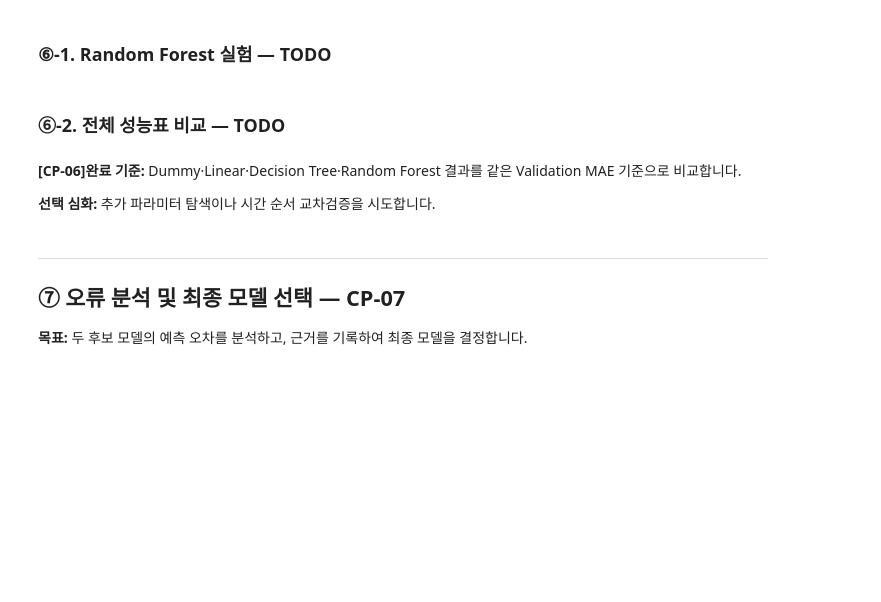
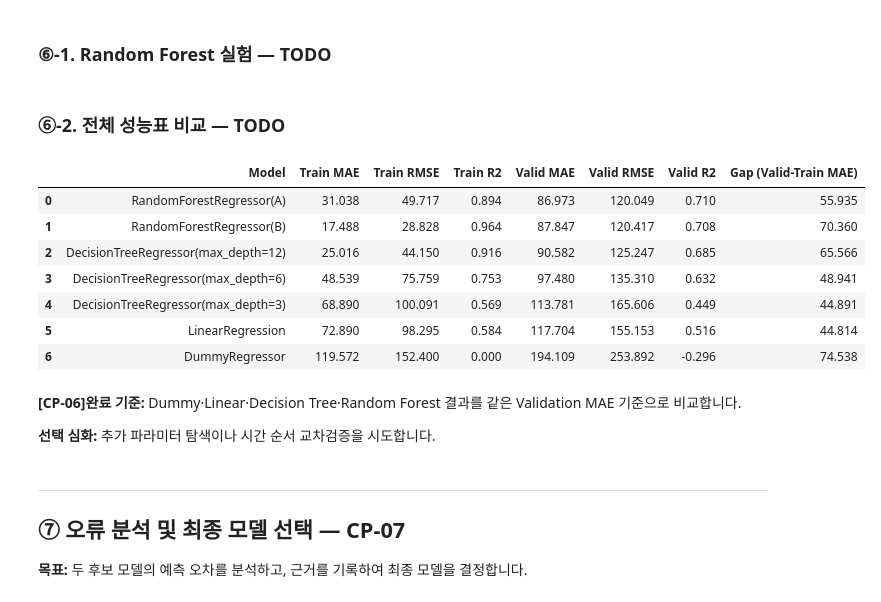
Before and after one commit to mobiemh/ai-miniproject01, a Jupyter notebook: mini-project-01/code/01_regression_bike_demand.ipynb, the cells around one changed output. Cells and saved outputs as stored; diff of their text form; code cells hidden in the pictures; blank space fills up the shorter version.

```diff
--- a/mini-project-01/code/01_regression_bike_demand.ipynb
+++ b/mini-project-01/code/01_regression_bike_demand.ipynb
@@ -688,29 +688,39 @@ rf_models = {}
 # TODO 6-1~6-2. 두 설정의 Random Forest Pipeline 학습 및 성능 수집
 for key, params in rf_configs.items():
     # TODO: Pipeline 구성 (RandomForestRegressor(**params, random_state=42, n_jobs=-1))
-    model = ...
+    model = RandomForestRegressor(**params, random_state=42, n_jobs=-1)
 
     # TODO: 모델 학습
-    ...
+    model.fit(X_train, y_train)
 
     # [공통] 학습한 모델 보관
     rf_models[key] = model
 
     # TODO: summarize()로 결과를 results에 추가합니다.
-    ...
+    row = summarize(f"RandomForestRegressor({key})", model)
+    results.append(row)
 # %% [markdown]
 ### ⑥-2. 전체 성능표 비교 — TODO
 # %%
 # [공통] 지금까지 누적한 모델 결과
 results_df = pd.DataFrame(results)
 
 # TODO 6-3. Validation MAE가 낮은 순서로 정렬하고 인덱스를 정리합니다.
-results_df = ...
+results_df = results_df.sort_values("Valid MAE").reset_index(drop=True)
 
 # TODO 6-4. Validation MAE - Train MAE를 계산합니다.
-results_df["Gap (Valid-Train MAE)"] = ...
+results_df["Gap (Valid-Train MAE)"] = results_df["Valid MAE"] - results_df["Train MAE"]
 
 display(results_df.round(3))
+# %% [output]
+|  | Model | Train MAE | Train RMSE | Train R2 | Valid MAE | Valid RMSE | Valid R2 | Gap (Valid-Train MAE) |
+| 0 | RandomForestRegressor(A) | 31.038 | 49.717 | 0.894 | 86.973 | 120.049 | 0.710 | 55.935 |
+| 1 | RandomForestRegressor(B) | 17.488 | 28.828 | 0.964 | 87.847 | 120.417 | 0.708 | 70.360 |
+| 2 | DecisionTreeRegressor(max_depth=12) | 25.016 | 44.150 | 0.916 | 90.582 | 125.247 | 0.685 | 65.566 |
+| 3 | DecisionTreeRegressor(max_depth=6) | 48.539 | 75.759 | 0.753 | 97.480 | 135.310 | 0.632 | 48.941 |
+| 4 | DecisionTreeRegressor(max_depth=3) | 68.890 | 100.091 | 0.569 | 113.781 | 165.606 | 0.449 | 44.891 |
+| 5 | LinearRegression | 72.890 | 98.295 | 0.584 | 117.704 | 155.153 | 0.516 | 44.814 |
+| 6 | DummyRegressor | 119.572 | 152.400 | 0.000 | 194.109 | 253.892 | -0.296 | 74.538 |
 # %% [markdown]
 **[CP-06]완료 기준:** Dummy·Linear·Decision Tree·Random Forest 결과를 같은 Validation MAE 기준으로 비교합니다.
 
```
Also changed, not shown: parts of 2 cells of this notebook.
